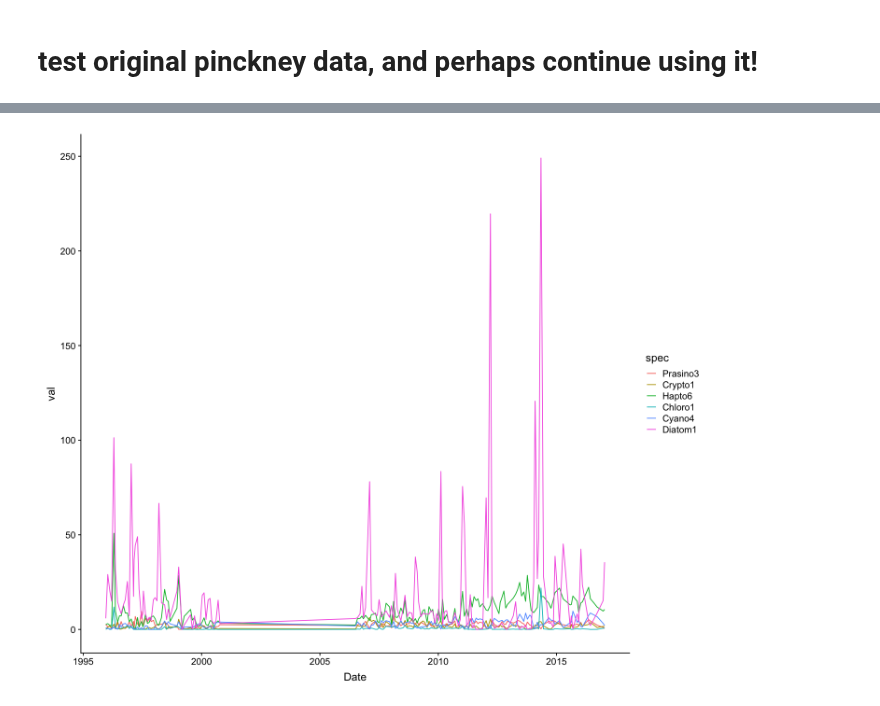
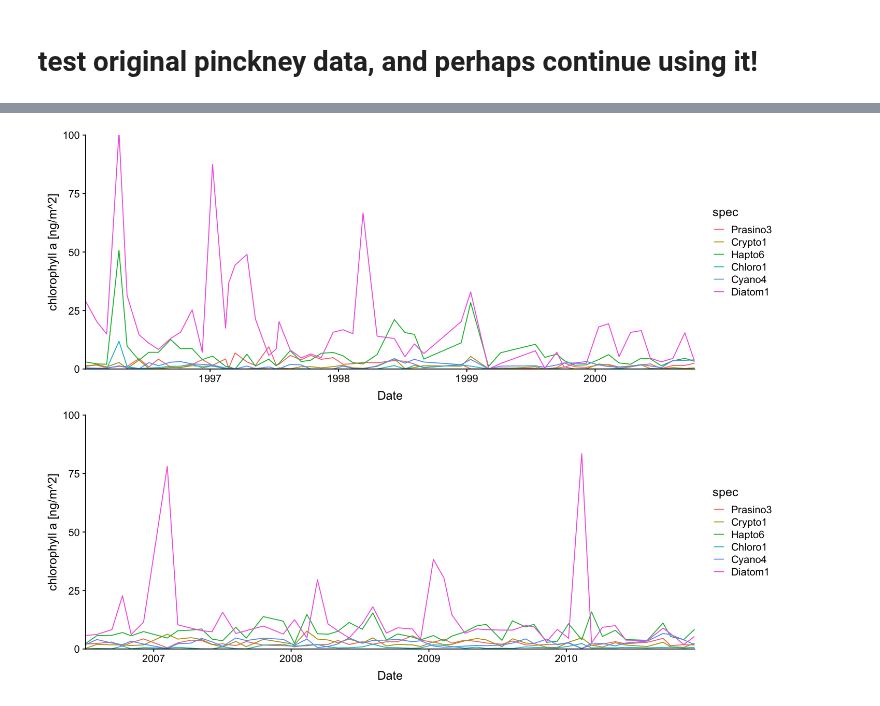
Before and after one commit to ben1post/BennyPhD, a Jupyter notebook: CaRiaco/RegimeShiftNotebooks/HPLC_Pinckney/PLOT_FunctionalGroupBOXPLOT.R.ipynb, the cells around one changed output, grey strips where cells are left out. Saved outputs shown, nothing was run; the diff lists cells and outputs as text; code cells hidden in the pictures.

```diff
--- a/CaRiaco/RegimeShiftNotebooks/HPLC_Pinckney/PLOT_FunctionalGroupBOXPLOT.R.ipynb
+++ b/CaRiaco/RegimeShiftNotebooks/HPLC_Pinckney/PLOT_FunctionalGroupBOXPLOT.R.ipynb
@@ -345,5 +515,9 @@ coord_cartesian(ylim=c(0,20), expand=F)
 # %%
-options(repr.plot.width=12, repr.plot.height=10)
-ggplot(data=PINTDF[PINTDF$spec != 'Tchla',], aes(x=Date,y=val, col=spec))+geom_line()
+options(repr.plot.width=12, repr.plot.height=9)
+a <- ggplot(data=PINTDF_R1[PINTDF_R1$spec != 'Tchla',], aes(x=Date,y=val, col=spec))+geom_line() + coord_cartesian(ylim=c(0,100), expand=F) + ylab('chlorophyll a [ng/m^2]')
+
+b <- ggplot(data=PINTDF_R2[PINTDF_R2$spec != 'Tchla',], aes(x=Date,y=val, col=spec))+geom_line() + coord_cartesian(ylim=c(0,100), expand=F) + ylab('chlorophyll a [ng/m^2]')
-# %% [output]
-[figure, removed]
+# %%
+plot_grid(a,b, ncol=1)
+# %% [output]
+[figure, added]
```
Also changed, not shown: parts of 19 cells of this notebook, 20 other files.
